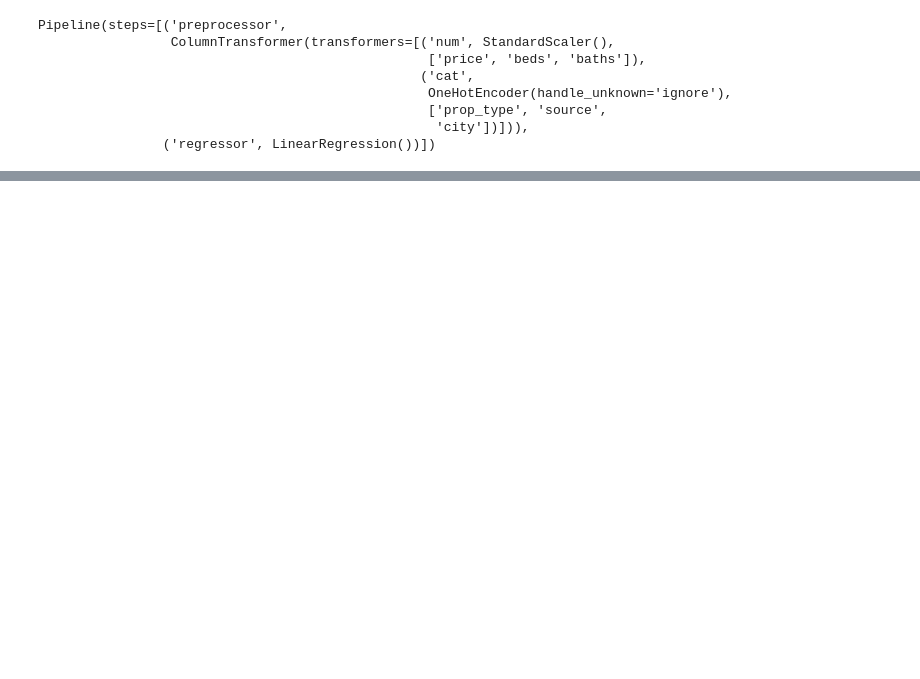
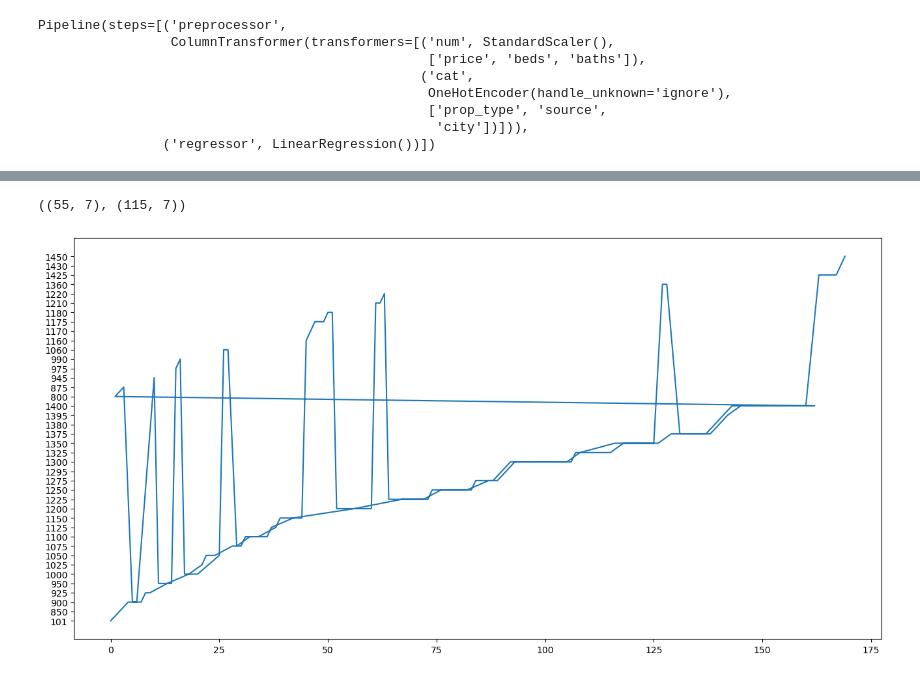
Before and after one commit to ShubhPundir/Rental-Apartment-Analysis, a Jupyter notebook: Data Collection.ipynb, the cells around one changed output, grey strips where cells are left out. Drawn from its saved outputs; the diff is of its cells as text; code cells hidden in the pictures; blank space fills up the shorter version.

```diff
--- a/Data Collection.ipynb
+++ b/Data Collection.ipynb
@@ -333,5 +333,6 @@ Pipeline(steps=[('preprocessor',
                                                    'city'])])),
                 ('regressor', LinearRegression())])
 # %%
-pipeline.predict(X_test)
+y_pred = pipeline.predict(X_test)
+y_pred
 # %% [output]
@@ -391,0 +360,3 @@ Int64Index([  1,   5,   7,   8,  10,  11,  12,  14,  15,  16,
+# %%
+X_test['sqft']=y_pred
+X_test
@@ -391,0 +377,3 @@ Int64Index([  1,   5,   7,   8,  10,  11,  12,  14,  15,  16,
+# %%
+X_train['sqft']=y_train
+X_train
@@ -391,0 +398,4 @@ Int64Index([  1,   5,   7,   8,  10,  11,  12,  14,  15,  16,
+# %%
+X_train.shape,X_test.shape
+# %% [output]
+((55, 7), (115, 7))
@@ -391,0 +404,9 @@ Int64Index([  1,   5,   7,   8,  10,  11,  12,  14,  15,  16,
+# %%
+final_data = pd.concat([X_train,X_test])
+final_data
+
+plt.figure(figsize=(16,8))
+plt.plot(final_data['price'])
+plt.show()
+# %% [output]
+[figure, added]
```
Also changed, not shown: parts of 27 cells of this notebook, 5 other files.
